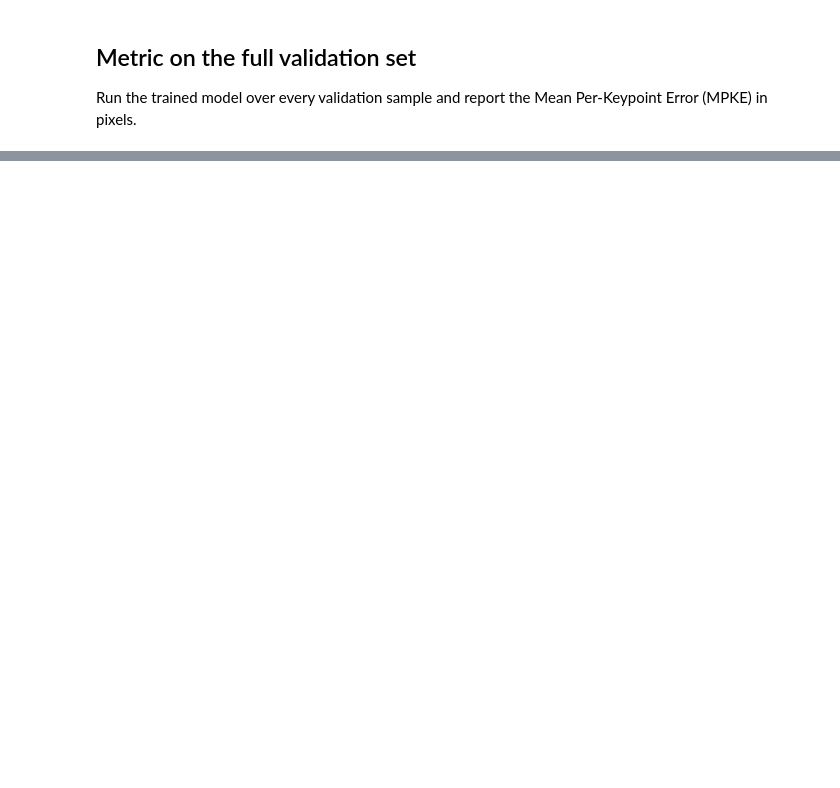
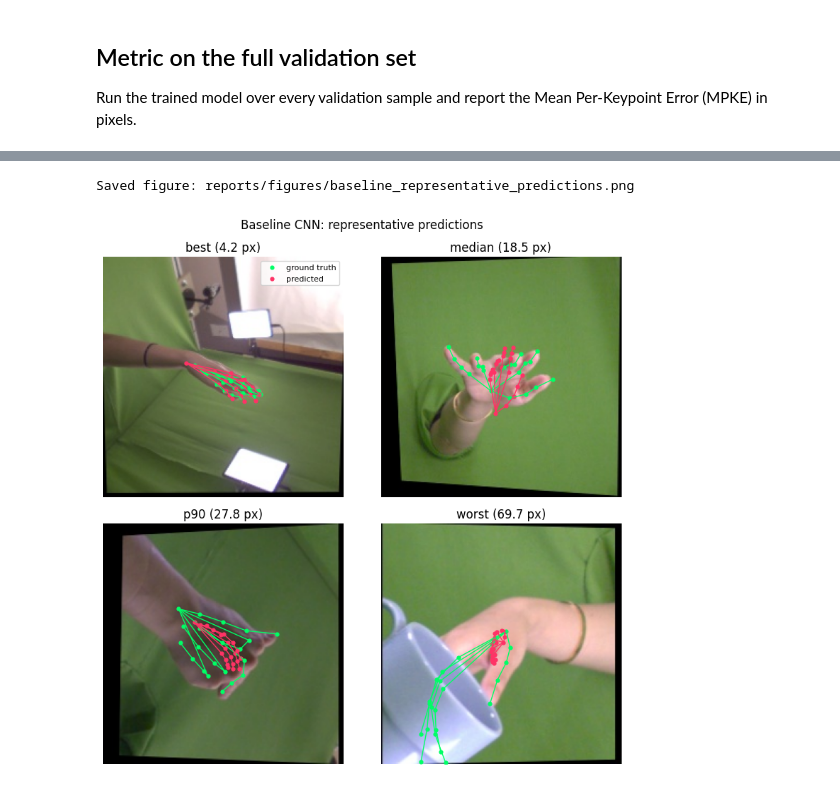
Before and after one commit to VictorJohansen/hand-pose-estimation, a Jupyter notebook: notebooks/load_baseline.ipynb, the cells around one changed output, grey strips where cells are left out. Saved outputs shown, nothing was run; the diff lists cells and outputs as text; code cells hidden in the pictures; blank space fills up the shorter version.

```diff
--- a/notebooks/load_baseline.ipynb
+++ b/notebooks/load_baseline.ipynb
@@ -155,0 +149,21 @@ print(metrics)
+# %%
+from src.evaluation.metrics import sample_mpke
+from src.evaluation.overlays import prediction_grid, save_figure
+
+metrics_with_idx = evaluate_model(model, val_ds, include_representative_indices=True)
+indices = metrics_with_idx['representative_indices']
+
+labels = ['best', 'median', 'p90', 'worst']
+sample_ids = np.array([val_idx[indices[l]] for l in labels])
+images, gt = dataset.load_batch(sample_ids, image_size=(224, 224), flatten_keypoints=False)
+preds = model.predict(images, verbose=0).reshape(-1, 21, 2)
+
+errors = sample_mpke(preds, gt)
+titles = [f'{label} ({err:.1f} px)' for label, err in zip(labels, errors)]
+
+fig = prediction_grid(images, gt, preds, titles=titles, ncols=2,
+                      suptitle='Baseline CNN: representative predictions')
+saved_path = save_figure(fig, 'baseline_representative_predictions')
+print(f'Saved figure: {saved_path.relative_to(project_root)}')
+plt.show()
+# %% [output]
@@ -155,0 +171,2 @@ print(metrics)
+Saved figure: reports/figures/baseline_representative_predictions.png
+[figure, added]
```
Also changed, not shown: parts of 5 cells of this notebook, 1 other file.
